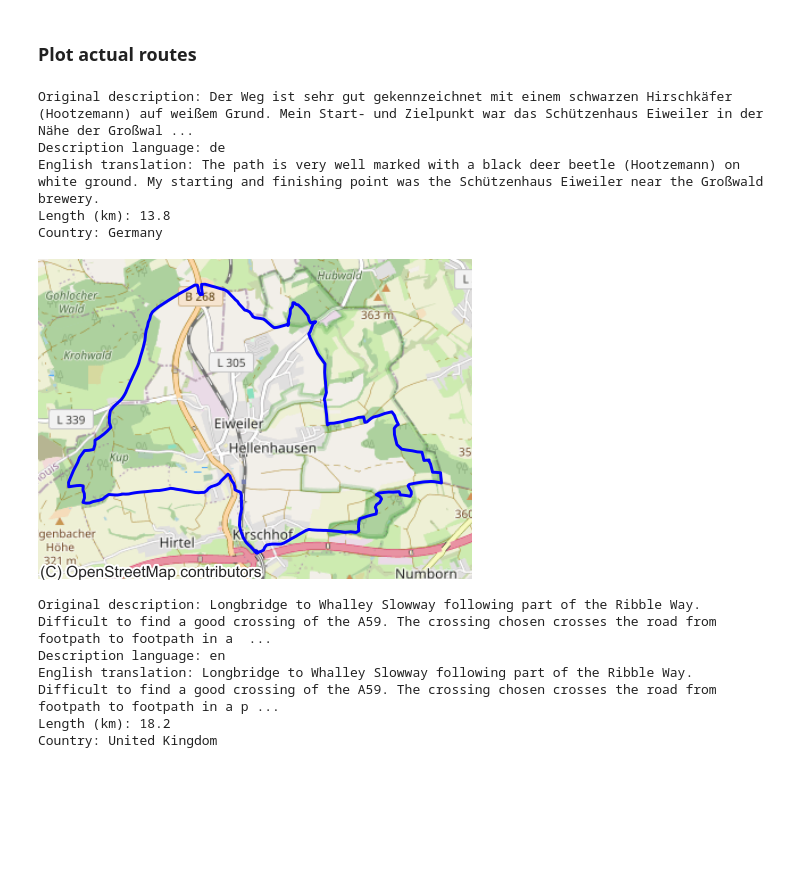
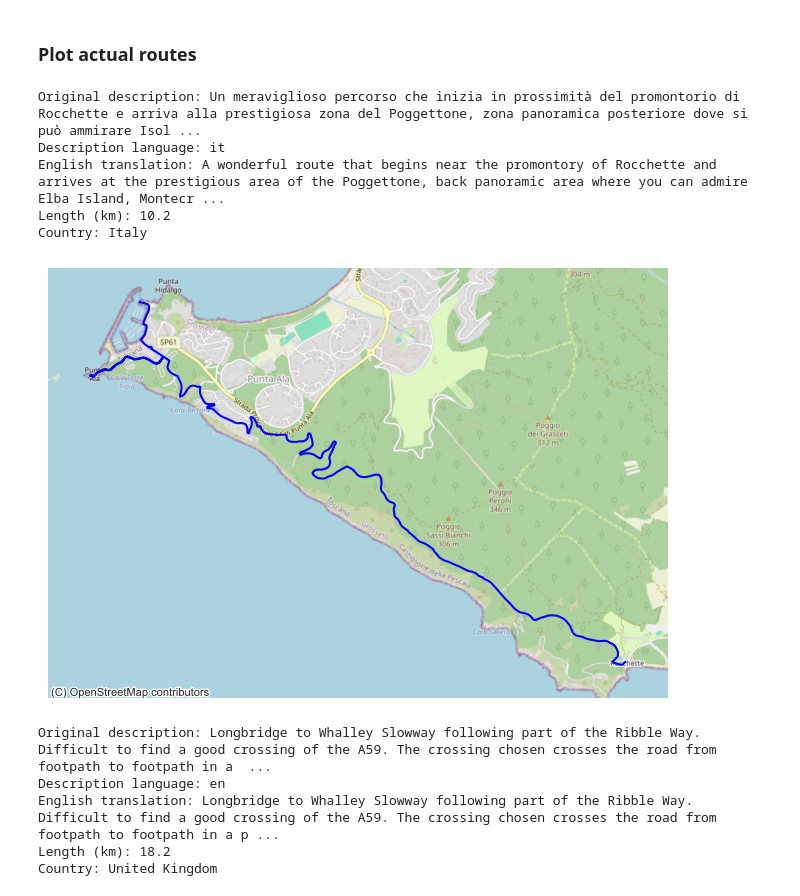
Before and after one commit to ilyankou/cc-gpx, a Jupyter notebook: 5-ExploreDatasetStats.ipynb, the cells around one changed output. Cells and saved outputs as stored; diff of their text form; code cells hidden in the pictures; blank space fills up the shorter version.

```diff
--- a/5-ExploreDatasetStats.ipynb
+++ b/5-ExploreDatasetStats.ipynb
@@ -175,14 +175,14 @@ plot_hist(final.description.str.len(), 'Description length (English), characters
 # %% [markdown]
 ### Plot actual routes
 # %%
-def get_map(n, zoom_adjust=-1, buff_size=(200, 200)):
+def get_map(n, zoom_adjust=0, buff_size=(200, 200)):
 
     ax = (
         final.iloc[n:n+1]
         .to_crs(3857)
         .plot(
             color='blue',
-            figsize=(4,4)
+            figsize=(8,8)
         )
     )
 
@@ -212,15 +212,15 @@ def get_map(n, zoom_adjust=-1, buff_size=(200, 200)):
     print('Length (km):', round(final.iloc[n].length_2d / 1000, 1))
     print('Country:', final.iloc[n].country)
 # %%
-germany_idx = final[final.description.str.contains('Hootzemann')].index[0]
+germany_idx = final[final.description.str.contains('Rocchette')].index[0]
 get_map(germany_idx)
 # %% [output]
-Original description: Der Weg ist sehr gut gekennzeichnet mit einem schwarzen Hirschkäfer (Hootzemann) auf weißem Grund. Mein Start- und Zielpunkt war das Schützenhaus Eiweiler in der Nähe der Großwal ...
-Description language: de
-English translation: The path is very well marked with a black deer beetle (Hootzemann) on white ground. My starting and finishing point was the Schützenhaus Eiweiler near the Großwald brewery.
-Length (km): 13.8
-Country: Germany
+Original description: Un meraviglioso percorso che inizia in prossimità del promontorio di Rocchette e arriva alla prestigiosa zona del Poggettone, zona panoramica posteriore dove si può ammirare Isol ...
+Description language: it
+English translation: A wonderful route that begins near the promontory of Rocchette and arrives at the prestigious area of the Poggettone, back panoramic area where you can admire Elba Island, Montecr ...
+Length (km): 10.2
+Country: Italy
-[figure, old version]
+[figure, new version]
 # %%
 uk_idx = final[final.description_en.str.contains('Whalley Slowway')].index[0]
 get_map(uk_idx, zoom_adjust=0, buff_size=(200, 1500))
```
Also changed, not shown: parts of 6 cells of this notebook, 1 other file.
